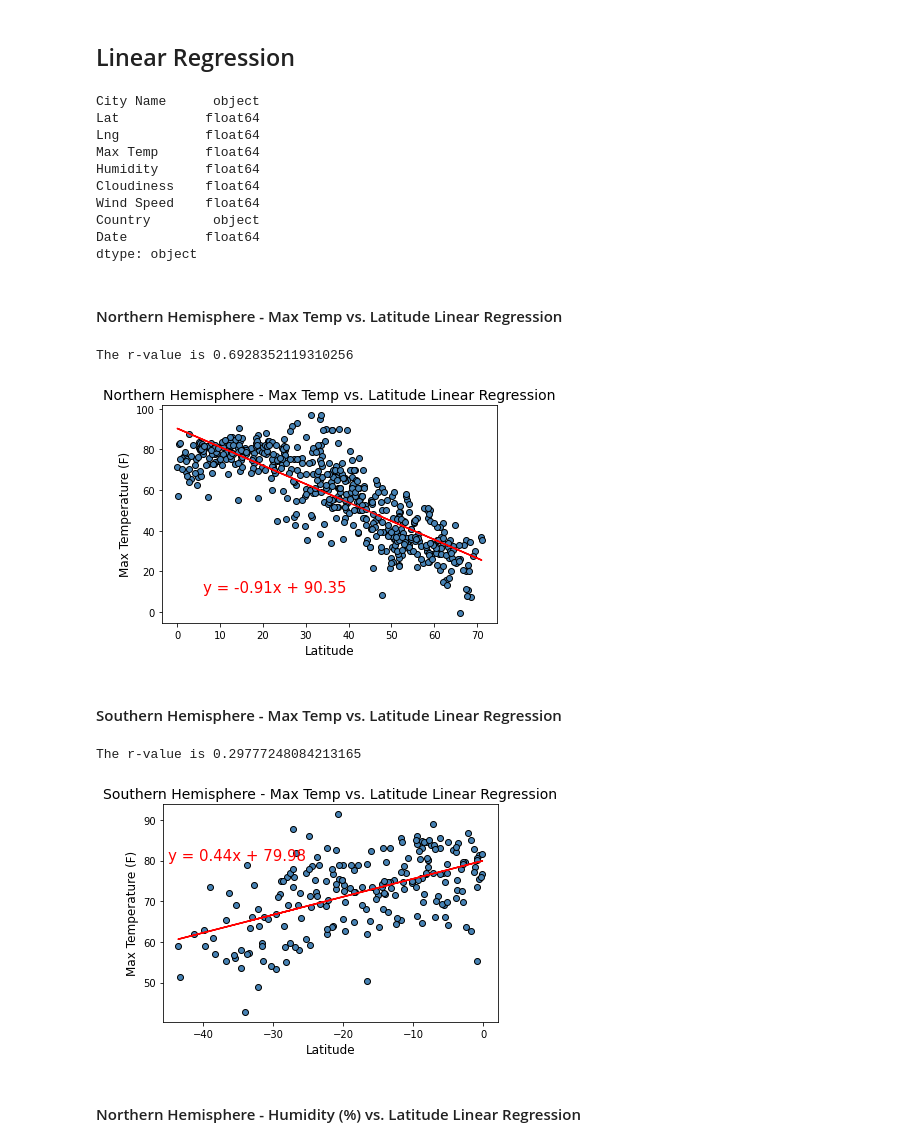
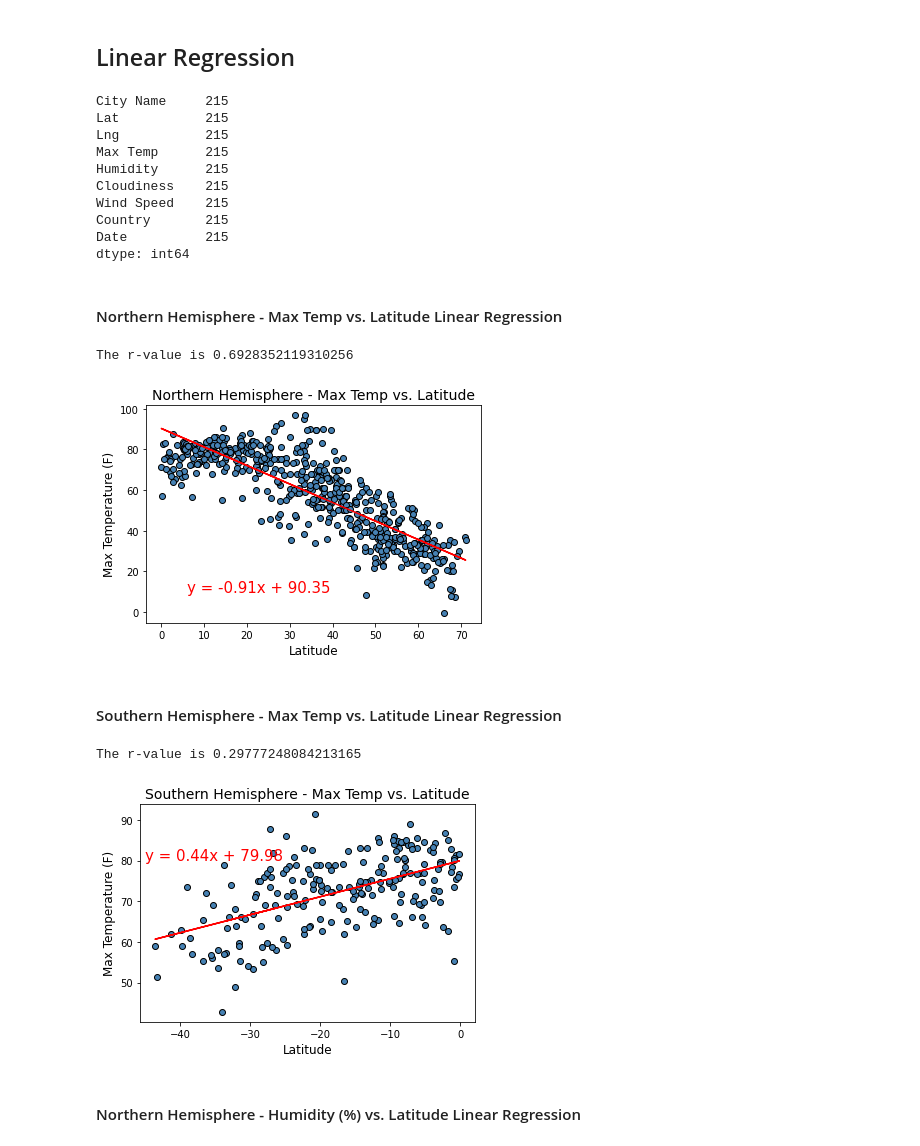
Before and after one commit to karimova/UCI_HW_Karimova, a Jupyter notebook: 06-Python-API-Challenge/WeatherPy/WeatherPy_solved.ipynb, the cells around one changed output. Drawn from its saved outputs; the diff is of its cells as text; code cells hidden in the pictures.

```diff
--- a/06-Python-API-Challenge/WeatherPy/WeatherPy_solved.ipynb
+++ b/06-Python-API-Challenge/WeatherPy/WeatherPy_solved.ipynb
@@ -385,48 +385,48 @@ north_hemisphere = clean_city_data[clean_city_data['Lat'] >=0]
 north_hemisphere
 
 south_hemisphere = clean_city_data[clean_city_data['Lat'] <=0]
-south_hemisphere.dtypes
+south_hemisphere.count()
 # %% [output]
-City Name      object
-Lat           float64
-Lng           float64
-Max Temp      float64
-Humidity      float64
-Cloudiness    float64
-Wind Speed    float64
-Country        object
-Date          float64
-dtype: object
+City Name     215
+Lat           215
+Lng           215
+Max Temp      215
+Humidity      215
+Cloudiness    215
+Wind Speed    215
+Country       215
+Date          215
+dtype: int64
 # %% [markdown]
 ####  Northern Hemisphere - Max Temp vs. Latitude Linear Regression
 # %%
 x_axis = north_hemisphere['Lat']
 y_axis = north_hemisphere["Max Temp"]
 
 #R-value:
 corr=round(st.pearsonr(x_axis,y_axis)[0],2)
 
 
 #Plot
 (slope, intercept, rvalue, pvalue, stderr) = linregress(x_axis, y_axis)
 print(f"The r-value is {rvalue**2}")
 
 regress_values = x_axis * slope + intercept
 line_eq = "y = " + str(round(slope,2)) + "x + " + str(round(intercept,2))
 plt.scatter(x_axis,y_axis, facecolor = "steelblue", edgecolor = "black")
 plt.plot(x_axis,regress_values,"r-")
 plt.annotate(line_eq,(6,10),fontsize=15,color="red")
-plt.title('Northern Hemisphere - Max Temp vs. Latitude Linear Regression',fontsize=(14))
+plt.title('Northern Hemisphere - Max Temp vs. Latitude',fontsize=(14))
 plt.ylabel('Max Temperature (F)',fontsize=(12))
 plt.xlabel('Latitude',fontsize=(12))
 
 # Save the plotted figure as .pngs
 plt.savefig("Images/Northern_Hemisphere_City_Latitude_vs_Max_Temperature.png")
 
 plt.show()
 # %% [output]
 The r-value is 0.6928352119310256
-[figure, old version]
+[figure, new version]
 # %% [markdown]
 ####  Southern Hemisphere - Max Temp vs. Latitude Linear Regression
 # %%
@@ -443,7 +443,7 @@ line_eq = "y = " + str(round(slope,2)) + "x + " + str(round(intercept,2))
 plt.scatter(x_axis,y_axis, facecolor = "steelblue", edgecolor = "black")
 plt.plot(x_axis,regress_values,"r-")
 plt.annotate(line_eq,(-45,80),fontsize=15,color="red")
-plt.title('Southern Hemisphere - Max Temp vs. Latitude Linear Regression',fontsize=(14))
+plt.title('Southern Hemisphere - Max Temp vs. Latitude',fontsize=(14))
 plt.ylabel('Max Temperature (F)',fontsize=(12))
 plt.xlabel('Latitude',fontsize=(12))
 
@@ -453,7 +453,7 @@ plt.savefig("Images/Southern_Hemisphere_City_Latitude_vs_Max_Temperature.png")
 plt.show()
 # %% [output]
 The r-value is 0.29777248084213165
-[figure, old version]
+[figure, new version]
 # %% [markdown]
 ####  Northern Hemisphere - Humidity (%) vs. Latitude Linear Regression
 # %%
```
Also changed, not shown: parts of 6 cells of this notebook.
